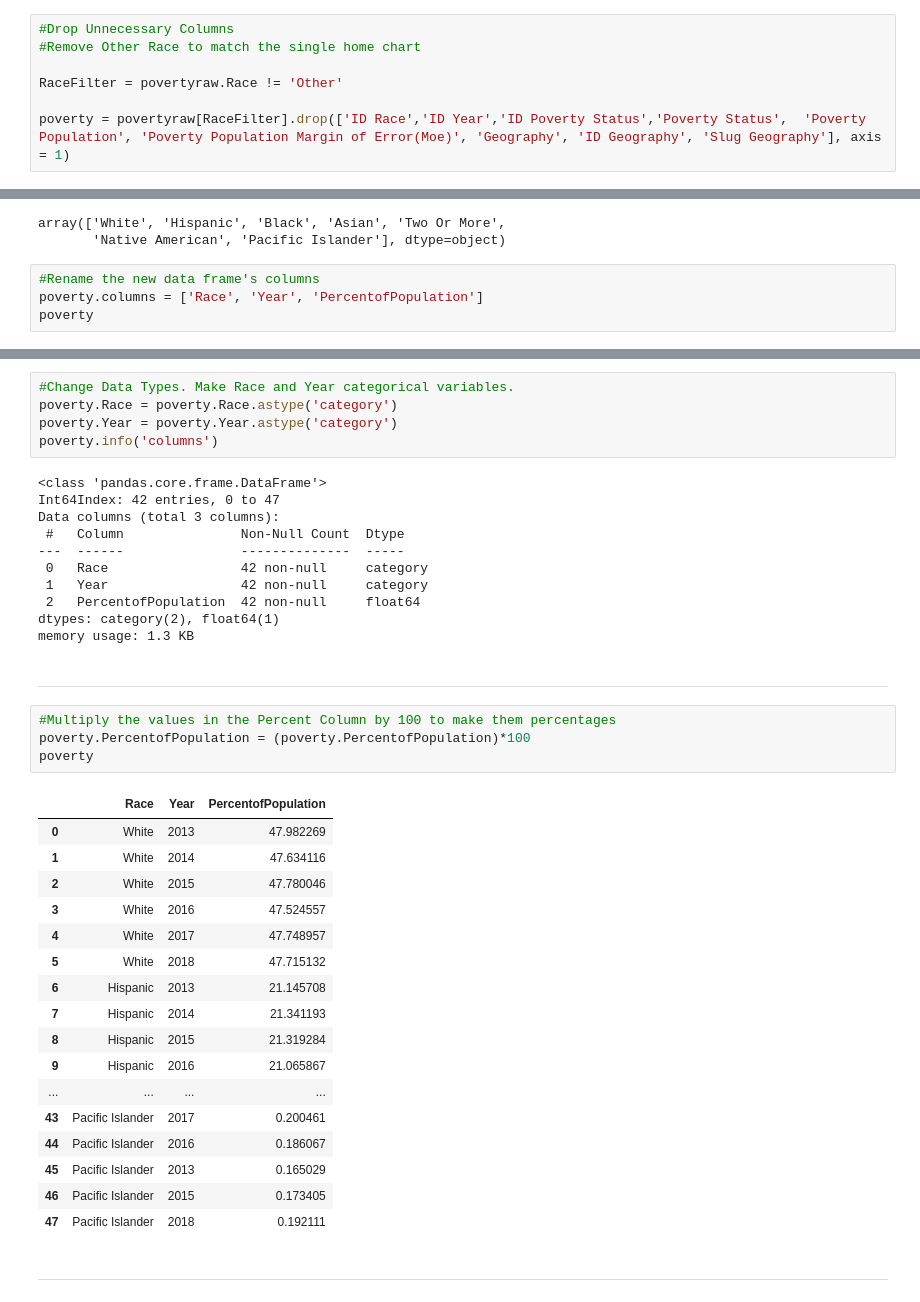
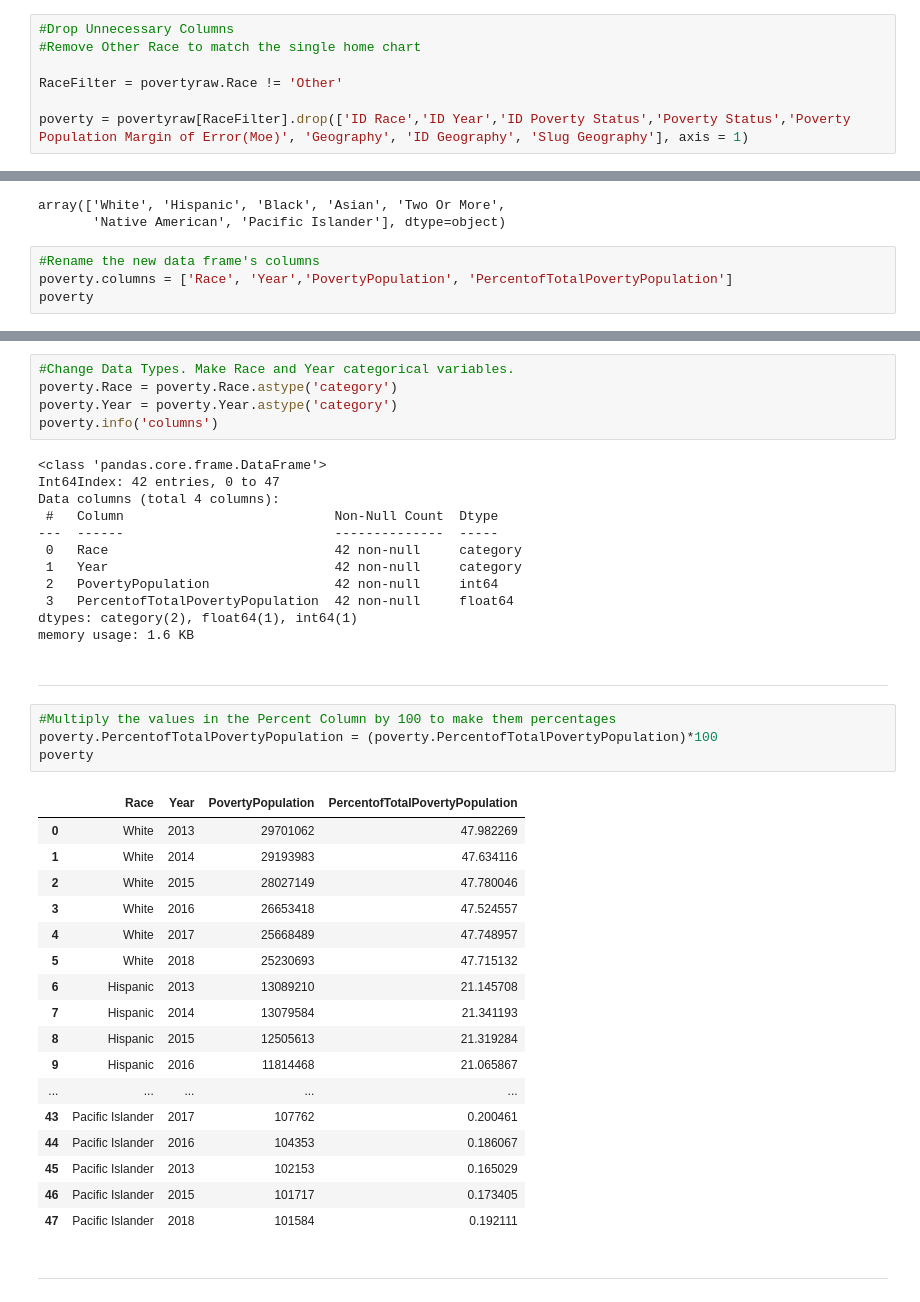
Before and after one commit to zclacken/Python-Projects, a Jupyter notebook: Poverty Population by Race.ipynb, the cells around one changed output, grey strips where cells are left out. Saved outputs shown, nothing was run; the diff lists cells and outputs as text.

```diff
--- a/Poverty Population by Race.ipynb
+++ b/Poverty Population by Race.ipynb
@@ -58,7 +58,7 @@ array(['White', 'Hispanic', 'Black', 'Other', 'Asian', 'Two Or More',
 
 RaceFilter = povertyraw.Race != 'Other'
 
-poverty = povertyraw[RaceFilter].drop(['ID Race','ID Year','ID Poverty Status','Poverty Status',  'Poverty Population', 'Poverty Population Margin of Error(Moe)', 'Geography', 'ID Geography', 'Slug Geography'], axis = 1)
+poverty = povertyraw[RaceFilter].drop(['ID Race','ID Year','ID Poverty Status','Poverty Status','Poverty Population Margin of Error(Moe)', 'Geography', 'ID Geography', 'Slug Geography'], axis = 1)
 # %% [markdown]
 ---
 # %%
@@ -74,6 +74,6 @@ array(['White', 'Hispanic', 'Black', 'Asian', 'Two Or More',
        'Native American', 'Pacific Islander'], dtype=object)
 # %%
 #Rename the new data frame's columns
-poverty.columns = ['Race', 'Year', 'PercentofPopulation']
+poverty.columns = ['Race', 'Year','PovertyPopulation', 'PercentofTotalPovertyPopulation']
 poverty
 # %% [output]
@@ -116,38 +117,39 @@ poverty.info('columns')
 # %% [output]
 <class 'pandas.core.frame.DataFrame'>
 Int64Index: 42 entries, 0 to 47
-Data columns (total 3 columns):
- #   Column               Non-Null Count  Dtype
----  ------               --------------  -----
- 0   Race                 42 non-null     category
- 1   Year                 42 non-null     category
- 2   PercentofPopulation  42 non-null     float64
-dtypes: category(2), float64(1)
-memory usage: 1.3 KB
+Data columns (total 4 columns):
+ #   Column                           Non-Null Count  Dtype
+---  ------                           --------------  -----
+ 0   Race                             42 non-null     category
+ 1   Year                             42 non-null     category
+ 2   PovertyPopulation                42 non-null     int64
+ 3   PercentofTotalPovertyPopulation  42 non-null     float64
+dtypes: category(2), float64(1), int64(1)
+memory usage: 1.6 KB
 # %% [markdown]
 ---
 # %%
 #Multiply the values in the Percent Column by 100 to make them percentages
-poverty.PercentofPopulation = (poverty.PercentofPopulation)*100
+poverty.PercentofTotalPovertyPopulation = (poverty.PercentofTotalPovertyPopulation)*100
 poverty
 # %% [output]
-|  | Race | Year | PercentofPopulation |
-| 0 | White | 2013 | 47.982269 |
-| 1 | White | 2014 | 47.634116 |
-| 2 | White | 2015 | 47.780046 |
-| 3 | White | 2016 | 47.524557 |
-| 4 | White | 2017 | 47.748957 |
-| 5 | White | 2018 | 47.715132 |
-| 6 | Hispanic | 2013 | 21.145708 |
-| 7 | Hispanic | 2014 | 21.341193 |
-| 8 | Hispanic | 2015 | 21.319284 |
-| 9 | Hispanic | 2016 | 21.065867 |
-| ... | ... | ... | ... |
-| 43 | Pacific Islander | 2017 | 0.200461 |
-| 44 | Pacific Islander | 2016 | 0.186067 |
-| 45 | Pacific Islander | 2013 | 0.165029 |
-| 46 | Pacific Islander | 2015 | 0.173405 |
-| 47 | Pacific Islander | 2018 | 0.192111 |
+|  | Race | Year | PovertyPopulation | PercentofTotalPovertyPopulation |
+| 0 | White | 2013 | 29701062 | 47.982269 |
+| 1 | White | 2014 | 29193983 | 47.634116 |
+| 2 | White | 2015 | 28027149 | 47.780046 |
+| 3 | White | 2016 | 26653418 | 47.524557 |
+| 4 | White | 2017 | 25668489 | 47.748957 |
+| 5 | White | 2018 | 25230693 | 47.715132 |
+| 6 | Hispanic | 2013 | 13089210 | 21.145708 |
+| 7 | Hispanic | 2014 | 13079584 | 21.341193 |
+| 8 | Hispanic | 2015 | 12505613 | 21.319284 |
+| 9 | Hispanic | 2016 | 11814468 | 21.065867 |
+| ... | ... | ... | ... | ... |
+| 43 | Pacific Islander | 2017 | 107762 | 0.200461 |
+| 44 | Pacific Islander | 2016 | 104353 | 0.186067 |
+| 45 | Pacific Islander | 2013 | 102153 | 0.165029 |
+| 46 | Pacific Islander | 2015 | 101717 | 0.173405 |
+| 47 | Pacific Islander | 2018 | 101584 | 0.192111 |
 # %% [markdown]
 ---
 # %%
```
Also changed, not shown: parts of 14 cells of this notebook.
